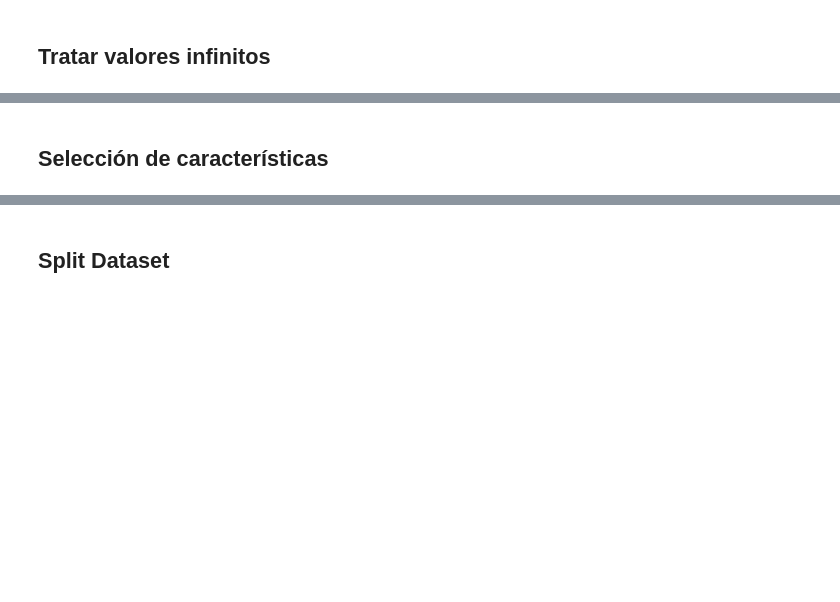
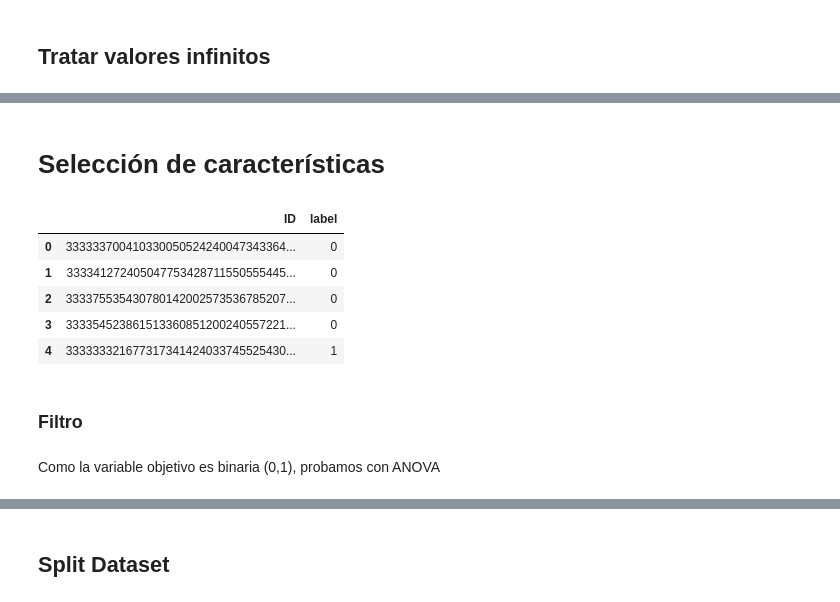
Before and after one commit to kliniik/Practica_AAI_1, a Jupyter notebook: preprocess.ipynb, the cells around one changed output, grey strips where cells are left out. Drawn from its saved outputs; the diff is of its cells as text; code cells hidden in the pictures; blank space fills up the shorter version.

Commit message:
NaNs e inicio de selección de características

```diff
--- a/preprocess.ipynb
+++ b/preprocess.ipynb
@@ -115,2 +90,0 @@ df_data_part_1 = pd.read_csv('train_data_part_1.csv', encoding='ISO-8859-1')
-# %%
-pd.set_option('display.max_rows', None)
@@ -435,2 +575,16 @@ Antes de codificarlo, tratamos los NaN
 # %% [markdown]
-## Selección de características
+# Selección de características
+# %%
+df_labels_50 = pd.read_csv('train_labels_50_lines.csv', encoding='ISO-8859-1')
+df_labels_50.head()
+# %% [output]
+|  | ID | label |
+| 0 | 333333700410330050524240047343364... | 0 |
+| 1 | 333341272405047753428711550555445... | 0 |
+| 2 | 333375535430780142002573536785207... | 0 |
+| 3 | 333354523861513360851200240557221... | 0 |
+| 4 | 333333321677317341424033745525430... | 1 |
+# %% [markdown]
+### Filtro
+# %% [markdown]
+Como la variable objetivo es binaria (0,1), probamos con ANOVA
```
Also changed, not shown: parts of 61 cells of this notebook, 1 other file.
